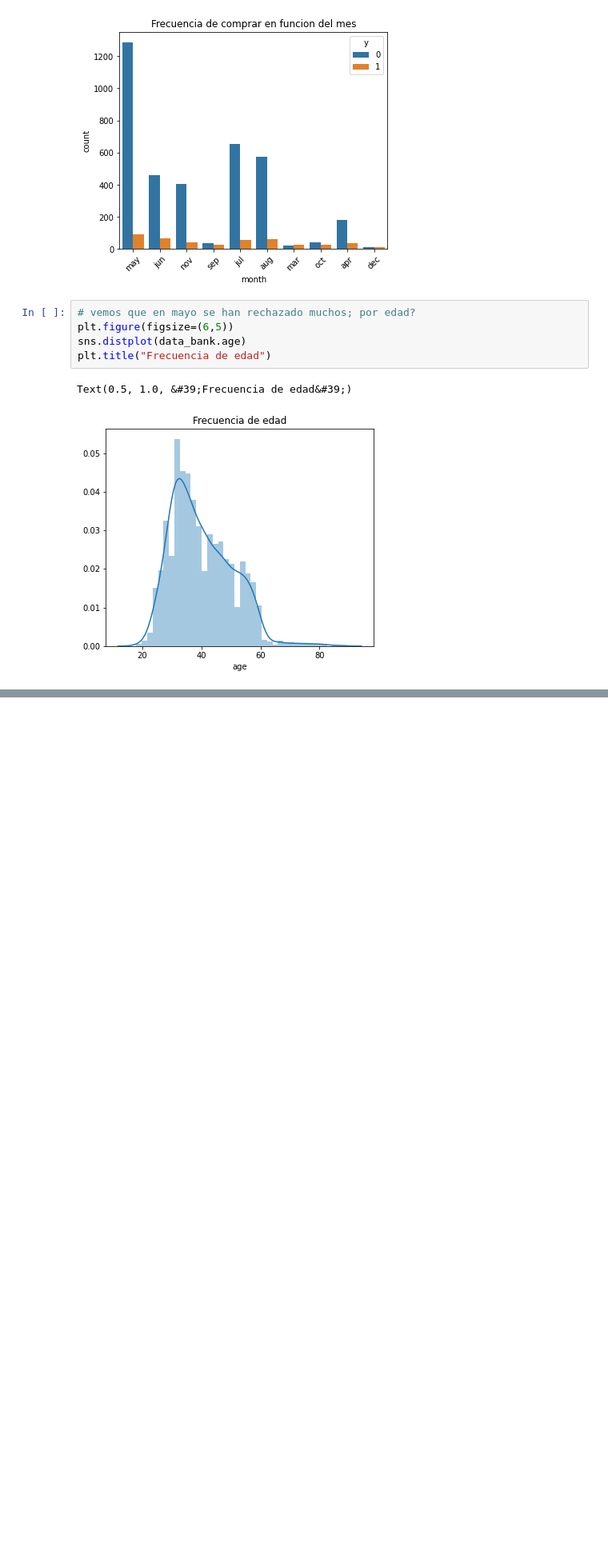
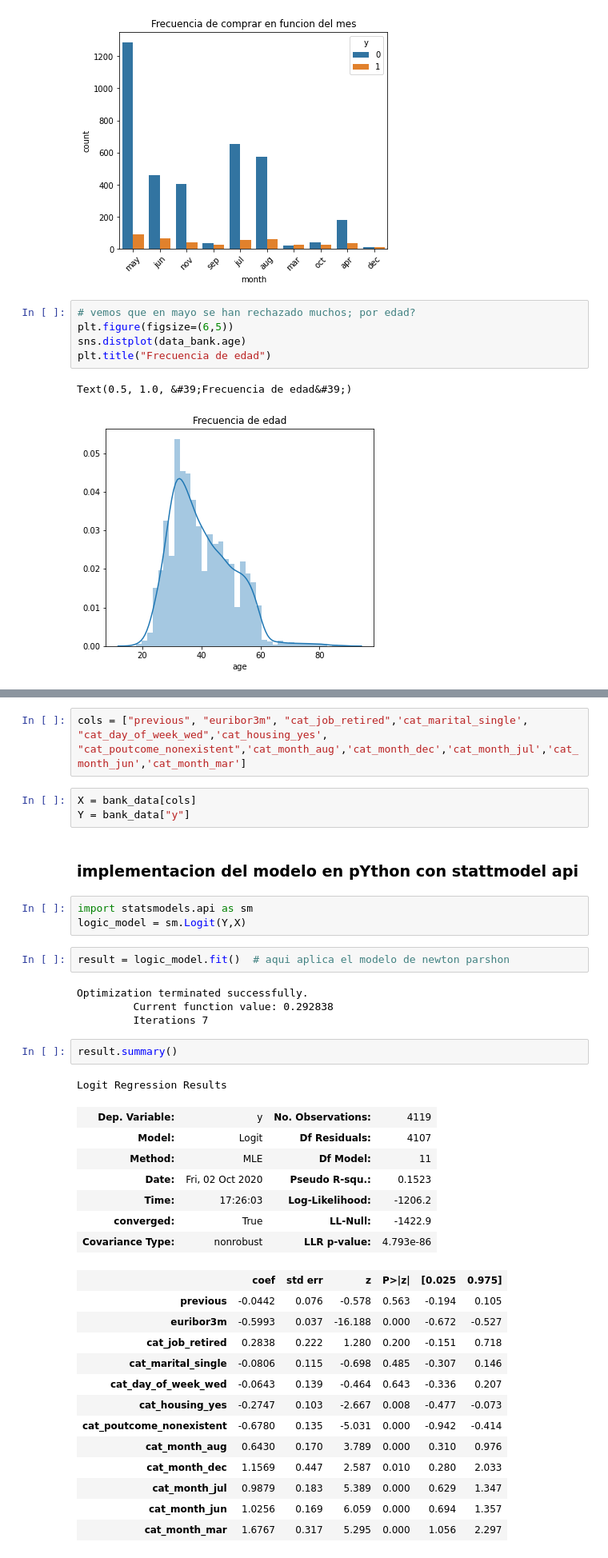
Before and after one commit to gonzalo71/TestGit, a Jupyter notebook: Udemy_exercices/Udemy_2_Regre_Logistica.ipynb, the cells around one changed output, grey strips where cells are left out. Shown at 80% size. Cells and saved outputs as stored; diff of their text form; blank space fills up the shorter version.

```diff
--- a/Udemy_exercices/Udemy_2_Regre_Logistica.ipynb
+++ b/Udemy_exercices/Udemy_2_Regre_Logistica.ipynb
@@ -258,0 +394,40 @@ Text(0.5, 1.0, &#39;Frecuencia de edad&#39;)
+# %%
+cols = ["previous", "euribor3m", "cat_job_retired",'cat_marital_single', "cat_day_of_week_wed",'cat_housing_yes', "cat_poutcome_nonexistent",'cat_month_aug','cat_month_dec','cat_month_jul','cat_month_jun','cat_month_mar']
+# %%
+X = bank_data[cols]
+Y = bank_data["y"]
+# %% [markdown]
+### implementacion del modelo en pYthon con stattmodel api
+# %%
+import statsmodels.api as sm
+logic_model = sm.Logit(Y,X)
+# %%
+result = logic_model.fit()  # aqui aplica el modelo de newton parshon
+# %% [output]
+Optimization terminated successfully.
+         Current function value: 0.292838
+         Iterations 7
+# %%
+result.summary()
+# %% [output]
+Logit Regression Results
+| Dep. Variable: | y | No. Observations: | 4119 |
+| Model: | Logit | Df Residuals: | 4107 |
+| Method: | MLE | Df Model: | 11 |
+| Date: | Fri, 02 Oct 2020 | Pseudo R-squ.: | 0.1523 |
+| Time: | 17:26:03 | Log-Likelihood: | -1206.2 |
+| converged: | True | LL-Null: | -1422.9 |
+| Covariance Type: | nonrobust | LLR p-value: | 4.793e-86 |
+|  | coef | std err | z | P>|z| | [0.025 | 0.975] |
+| previous | -0.0442 | 0.076 | -0.578 | 0.563 | -0.194 | 0.105 |
+| euribor3m | -0.5993 | 0.037 | -16.188 | 0.000 | -0.672 | -0.527 |
+| cat_job_retired | 0.2838 | 0.222 | 1.280 | 0.200 | -0.151 | 0.718 |
+| cat_marital_single | -0.0806 | 0.115 | -0.698 | 0.485 | -0.307 | 0.146 |
+| cat_day_of_week_wed | -0.0643 | 0.139 | -0.464 | 0.643 | -0.336 | 0.207 |
+| cat_housing_yes | -0.2747 | 0.103 | -2.667 | 0.008 | -0.477 | -0.073 |
+| cat_poutcome_nonexistent | -0.6780 | 0.135 | -5.031 | 0.000 | -0.942 | -0.414 |
+| cat_month_aug | 0.6430 | 0.170 | 3.789 | 0.000 | 0.310 | 0.976 |
+| cat_month_dec | 1.1569 | 0.447 | 2.587 | 0.010 | 0.280 | 2.033 |
+| cat_month_jul | 0.9879 | 0.183 | 5.389 | 0.000 | 0.629 | 1.347 |
+| cat_month_jun | 1.0256 | 0.169 | 6.059 | 0.000 | 0.694 | 1.357 |
+| cat_month_mar | 1.6767 | 0.317 | 5.295 | 0.000 | 1.056 | 2.297 |
```
Also changed, not shown: parts of 55 cells of this notebook.
